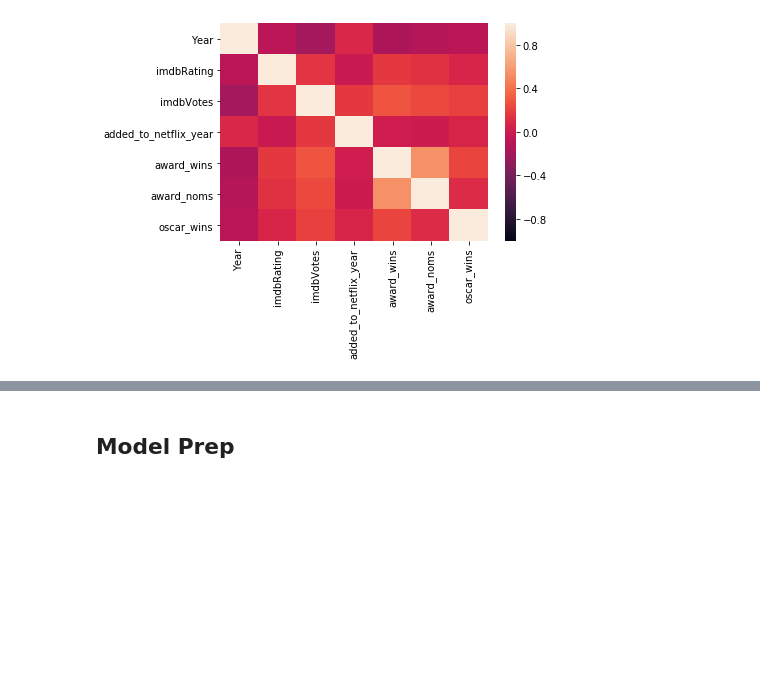
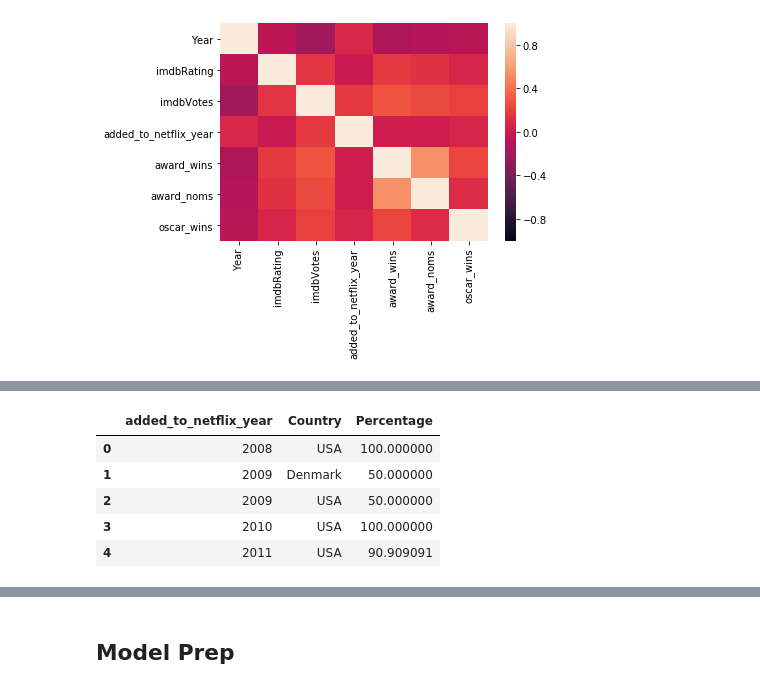
Before and after one commit to AdamSpannbauer/flixable_ml_dsi, a Jupyter notebook: eda.ipynb, the cells around one changed output, grey strips where cells are left out. Cells and saved outputs as stored; diff of their text form; code cells hidden in the pictures; blank space fills up the shorter version.

```diff
--- a/eda.ipynb
+++ b/eda.ipynb
@@ -151,0 +164,12 @@ plt.show()
+# %%
+data = movie_countries.groupby("added_to_netflix_year")["Country"].value_counts(normalize=True).reset_index(name="Percentage")
+data["Percentage"] = data["Percentage"] * 100
+data["added_to_netflix_year"] = data["added_to_netflix_year"].astype("int")
+data.head()
+# %% [output]
+|  | added_to_netflix_year | Country | Percentage |
+| 0 | 2008 | USA | 100.000000 |
+| 1 | 2009 | Denmark | 50.000000 |
+| 2 | 2009 | USA | 50.000000 |
+| 3 | 2010 | USA | 100.000000 |
+| 4 | 2011 | USA | 90.909091 |
```
Also changed, not shown: parts of 8 cells of this notebook.
